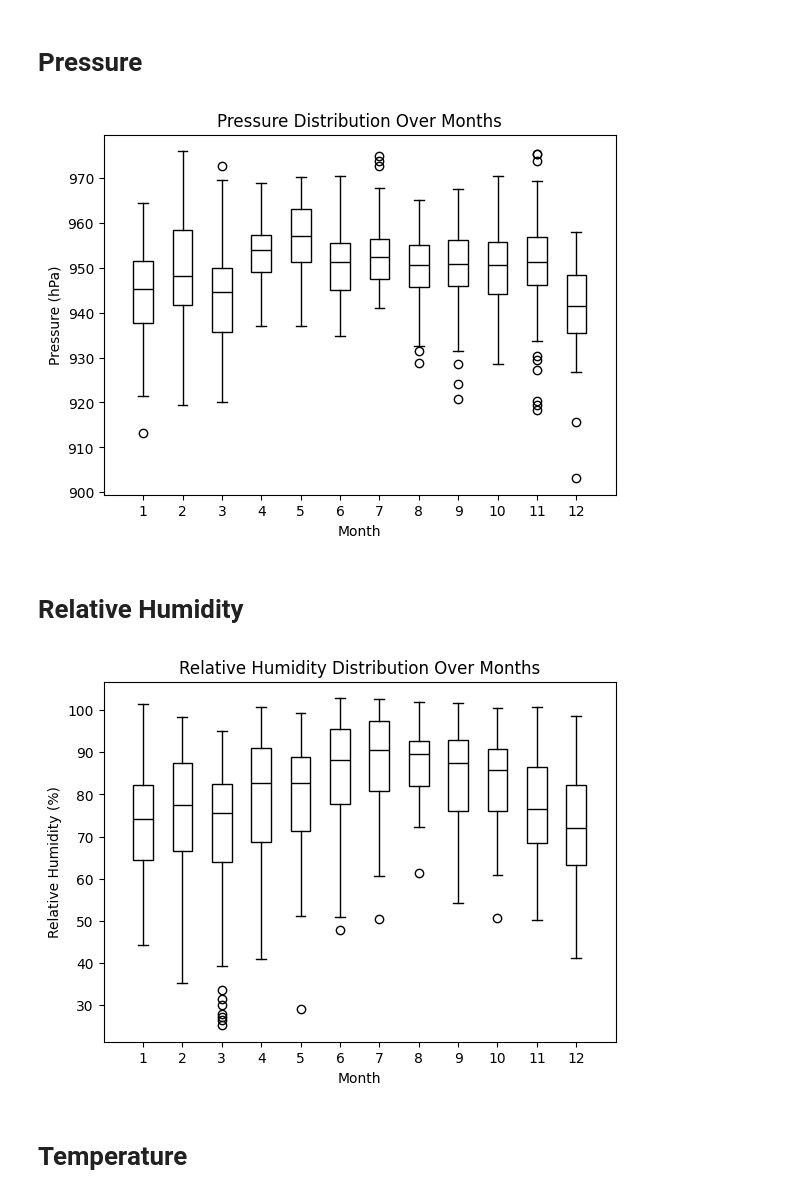
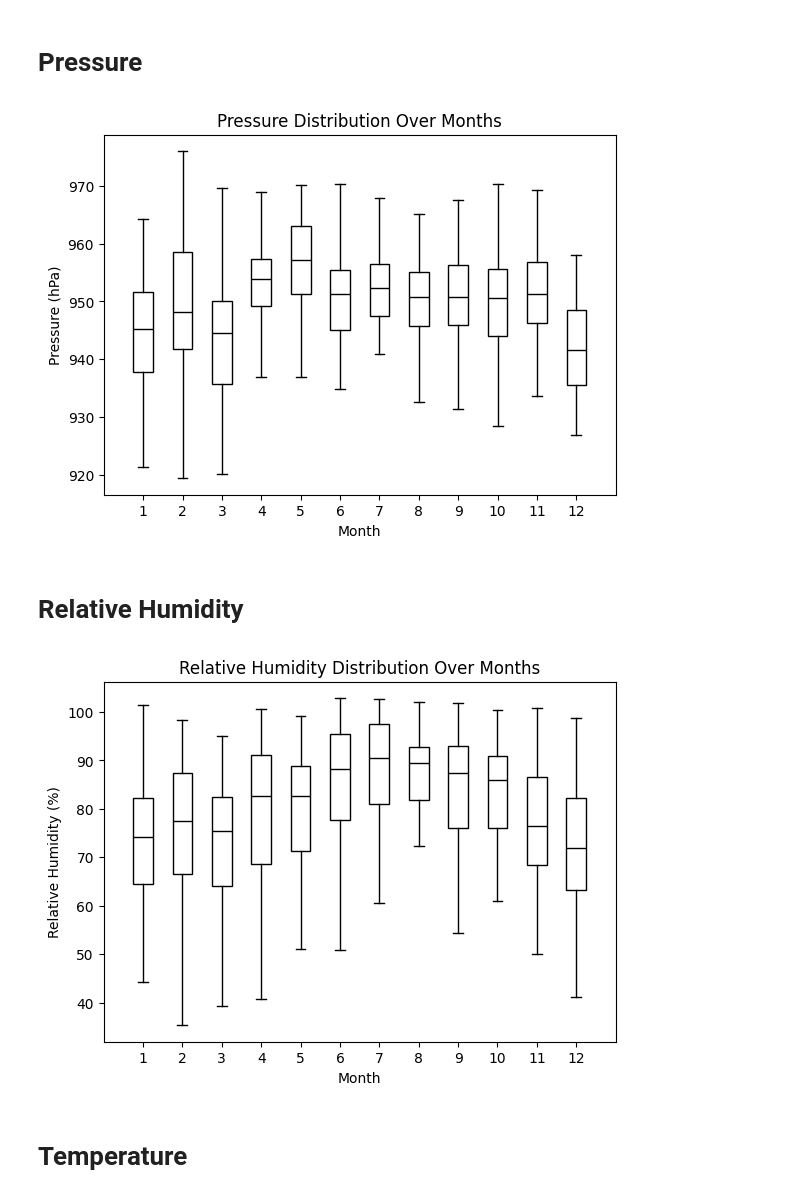
Before and after one commit to Malsory/NPF_project_arctic, a Jupyter notebook: NPF_project_arctic/in_progress/parameters_timeseries_plotter.ipynb, the cells around one changed output. Drawn from its saved outputs; the diff is of its cells as text; code cells hidden in the pictures.

```diff
--- a/NPF_project_arctic/in_progress/parameters_timeseries_plotter.ipynb
+++ b/NPF_project_arctic/in_progress/parameters_timeseries_plotter.ipynb
@@ -125,27 +125,28 @@ plt.show()
 # %%
 # Read dataset
 df = pd.read_csv(r'C:\\Users\\Masloriy\\Desktop\\NPF_project_arctic\\NPF_project_arctic\\in_progress\\output_combined.csv')
 df = df.dropna()
 df = df.drop(df.columns[df.columns.str.contains('Unnamed')], axis=1)
 df['date'] = pd.to_datetime(df['date'])
 df['month'] = df['date'].dt.month
 df['month'] = pd.Categorical(df['month'], categories=range(1, 13), ordered=True)
 boxplot = df.boxplot(column='pressure', by='month', patch_artist=True,
                      boxprops=dict(facecolor='white', edgecolor='black'),
                      medianprops=dict(color='black'),
-                     whiskerprops=dict(color='black'))
+                     whiskerprops=dict(color='black'),
+                     showfliers=False)
 
 plt.title('Pressure Distribution Over Months')
 plt.suptitle('')
 plt.xlabel('Month')
 plt.ylabel('Pressure (hPa)')
 plt.xticks(ticks=range(1, 13), labels=[f'{i}' for i in range(1, 13)], rotation=0)
 plt.xlim(0, 13)
 plt.grid(False)
 plt.savefig('C:\\Users\\Masloriy\\Desktop\\NPF_project_arctic\\NPF_project_arctic\\png\\P_day.png', dpi=300)
 plt.show()
 # %% [output]
-[figure, old version]
+[figure, new version]
 # %% [markdown]
 # Relative Humidity
 # %%
@@ -160,7 +161,8 @@ df['month'] = pd.Categorical(df['month'], categories=range(1, 13), ordered=True)
 boxplot = df.boxplot(column='RH', by='month', patch_artist=True,
                      boxprops=dict(facecolor='white', edgecolor='black'),
                      medianprops=dict(color='black'),
-                     whiskerprops=dict(color='black'))
+                     whiskerprops=dict(color='black'),
+                     showfliers=False)
 
 plt.title('Relative Humidity Distribution Over Months')
 plt.suptitle('')
@@ -173,7 +175,7 @@ plt.grid(False)
 plt.savefig('C:\\Users\\Masloriy\\Desktop\\NPF_project_arctic\\NPF_project_arctic\\png\\RH_day_smooth.png', dpi=300)
 plt.show()
 # %% [output]
-[figure, old version]
+[figure, new version]
 # %% [markdown]
 # Temperature
 # %%
```
Also changed, not shown: parts of 2 cells of this notebook, 6 other files.
